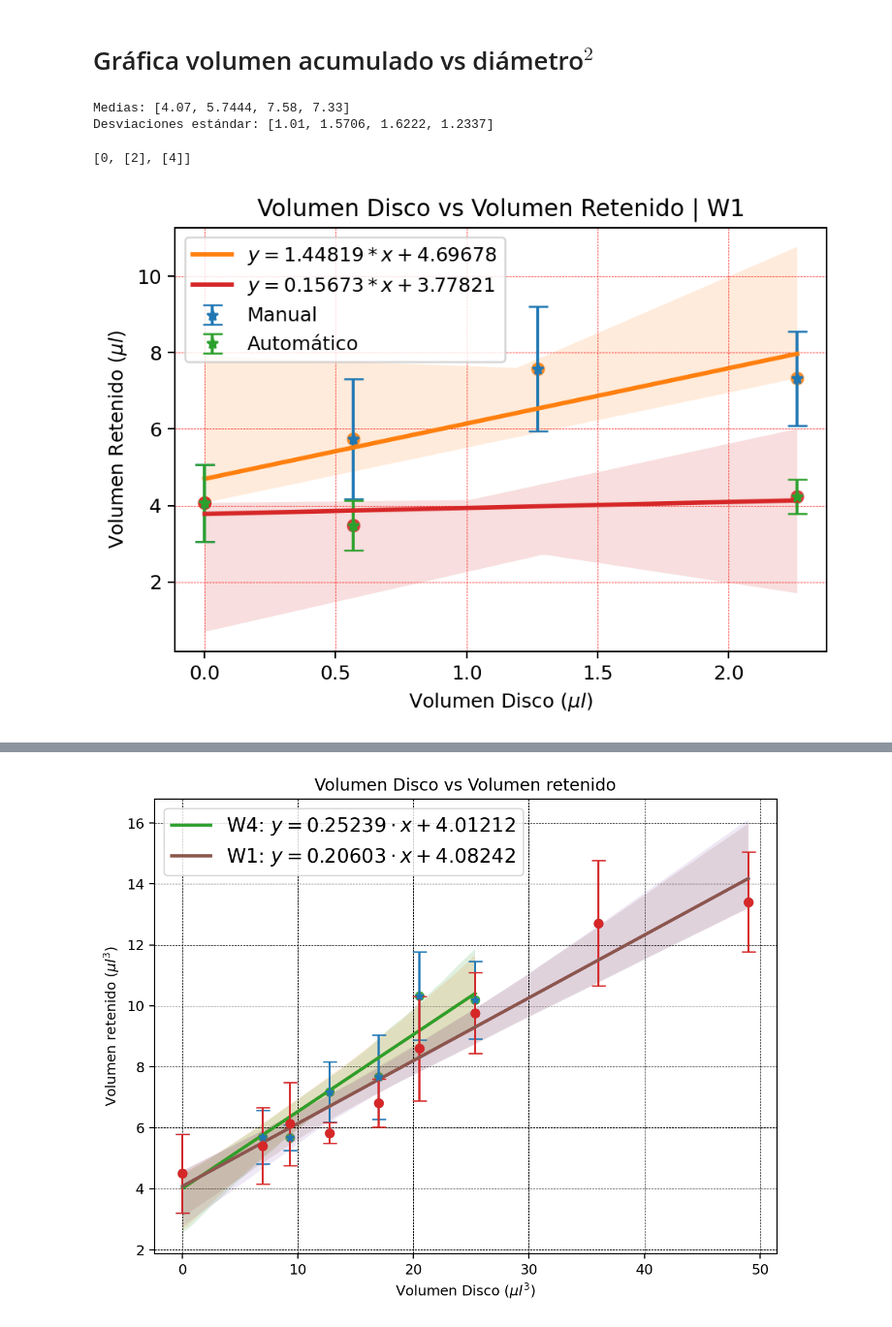
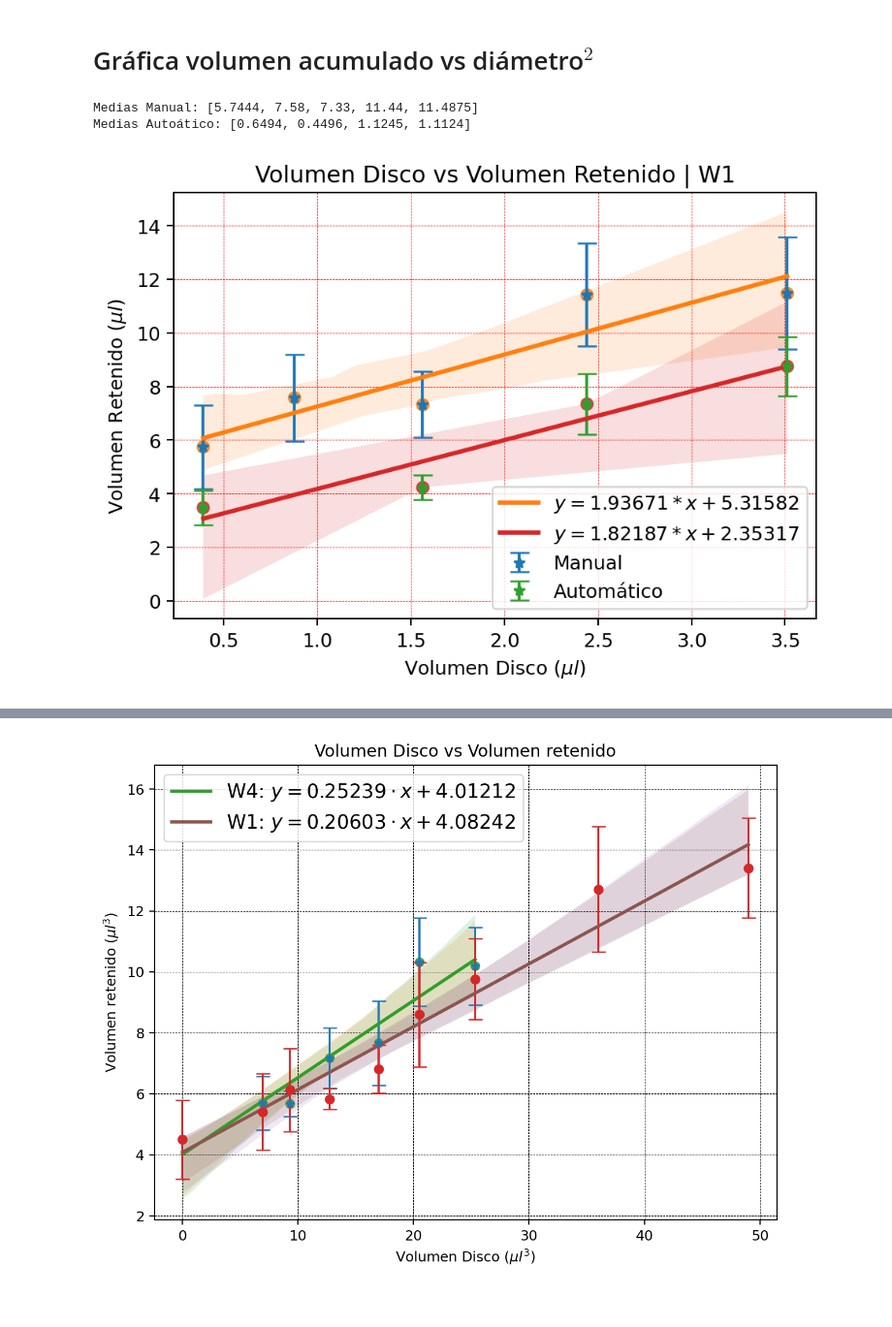
Before and after one commit to And2300/Trash, a Jupyter notebook: Experimento4_papel.ipynb, the cells around one changed output, grey strips where cells are left out. Shown at 97% size. Drawn from its saved outputs; the diff is of its cells as text; code cells hidden in the pictures.

```diff
--- a/Experimento4_papel.ipynb
+++ b/Experimento4_papel.ipynb
@@ -105,0 +108,6 @@ listasd2 = [2.6767,2.6769,2.6785,2.6740,2.6764,2.6783,2.6763,2.6767,2.6764,2.677
+# %%
+listad6SM = [2.7834,2.7956,2.7861,2.7860,2.7886,2.7917,2.7873,2.7881]
+listad6MM = [2.7956,2.8030,2.7997,2.7987,2.8028,2.8013,2.7989,2.7987]
+
+listad6SA = [2.7897,2.7881,2.7894,2.7857,2.7859,2.7905,2.7895,2.7885]
+listad6MA = [2.7980,2.7962,2.7964,2.7938,2.7961,2.7990,2.8001,2.7977]
@@ -106,3 +116,9 @@ listasd2 = [2.6767,2.6769,2.6785,2.6740,2.6764,2.6783,2.6763,2.6767,2.6764,2.677
+# %%
+listad5SM = [2.7811,2.7812,2.7830,2.7824,2.7811,2.7791,2.7859,2.7829,2.7858,2.7792]
+listad5MM = [2.7921,2.7938,2.7918,2.7956,2.7928,2.7916,2.7963,2.7965,2.7933,2.7923]
+
+listad5SA = [2.7790,2.7875,2.7802,2.7916,2.7887,2.7887,2.7851,2.7839,2.7830,2.7859]
+listad5MA = [2.7837,2.7950,2.7880,2.7992,2.7964,2.7957,2.7944,2.7920,2.7895,2.7932]
 # %% [markdown]
 ## Con Disco 4mm
 # %%
@@ -134,10 +150,12 @@ listad2MA = [2.7907,2.7944,2.7873,2.7865,2.7947,2.7946,2.7903,2.7934,2.7920]
 discoD1 = [2]#[2.584,2.715,2.588,2.700,2.682,2.590,2.601]
 discoD2 = [3]#[3.099,2.981,3.115,2.946,3.040,3.115]
 discoD3 = [4]#[3.673,3.487,3.612,3.516,3.591,3.521]
+discoD4 = [5]
+discoD5 = [6]
 
-discos = [0,discoD1,discoD2,discoD3]#,discoD4,discoD5,discoD6,discoD7,discoD8]
+discos = [discoD1,discoD2,discoD3,discoD4,discoD5]#,discoD6,discoD7,discoD8]
           #discoD7,discoD8]
-discosA = [0,2,4]#,discoD4,discoD5,discoD6,discoD7,discoD8]
+discosA = [2,4,5,6]#,discoD4,discoD5,discoD6,discoD7,discoD8]
           #discoD7,discoD8]
 # %%
 mediasDisco = []
@@ -168,55 +186,55 @@ def lmil(listaxx):
   return lista1000
 # %%
 listasM = [
-    (lmil(listasd2), lmil(listasd1)),
+    #(lmil(listasd2), lmil(listasd1)),
     (lmil(listad2MM), lmil(listad2SM)),
     (lmil(listad3MM), lmil(listad3SM)),
-    (lmil(listad4MM), lmil(listad4SM))
+    (lmil(listad4MM), lmil(listad4SM)),
+    (lmil(listad5MM), lmil(listad5SM)),
+    (lmil(listad6MM), lmil(listad6SM)),
 ]
 
 listasA = [
-    (lmil(listasd2), lmil(listasd1)),
+    #(lmil(listasd2), lmil(listasd1)),
     (lmil(listad2MA), lmil(listad2SA)),
     #(lmil(listad3MA), lmil(listad3SA)),
-    (lmil(listad4MA), lmil(listad4SA))
+    (lmil(listad4MA), lmil(listad4SA)),
+    (lmil(listad5MA), lmil(listad5SA)),
+    (lmil(listad6MA), lmil(listad6SA))
 ] #en mililitros
 # %%
 mediasvolM, desviacionesvolM = med_std_lis(listasM)
 mediasvolA, desviacionesvolA = med_std_lis(listasA)
-print("Medias:", mediasvolM)
-print("Desviaciones estándar:", desviacionesvolM)
+print("Medias Manual:", mediasvolM)
+print("Medias Autoático:", desviacionesvolA)
 # %% [output]
-Medias: [4.07, 5.7444, 7.58, 7.33]
-Desviaciones estándar: [1.01, 1.5706, 1.6222, 1.2337]
+Medias Manual: [5.7444, 7.58, 7.33, 11.44, 11.4875]
+Medias Autoático: [0.6494, 0.4496, 1.1245, 1.1124]
-# %%
-discosA
-# %% [output]
-[0, [2], [4]]
 # %%
 fig, ax = plt.subplots(figsize=(6,4), dpi=180)
 
 #manual
-mediasDiscoCuad = [np.pi*((x/2)**2)*0.18 for x in mediasDisco]
+mediasDiscoCuad = [np.pi*((x/2)**2)*0.18*0.69 for x in mediasDisco]
 ax.errorbar(mediasDiscoCuad, mediasvolM, yerr=desviacionesvolM, fmt='*', capsize=5, label='Manual')
 slope, intercept, r_value, pv, se = stats.linregress(mediasDiscoCuad, mediasvolM)
 sns.regplot(x=mediasDiscoCuad, y=mediasvolM, line_kws={'label':'$y=%3.7s*x+%3.7s$'%(slope, intercept)})
 
 #automático
-mediasDiscoCuadA = [np.pi*((x/2)**2)*0.18 for x in discosA]
+mediasDiscoCuadA = [np.pi*((x/2)**2)*0.18*0.69 for x in discosA]
 ax.errorbar(mediasDiscoCuadA, mediasvolA, yerr=desviacionesvolA, fmt='*', capsize=5, label='Automático')
 slope, intercept, r_value, pv, se = stats.linregress(mediasDiscoCuadA, mediasvolA)
 sns.regplot(x=mediasDiscoCuadA, y=mediasvolA, line_kws={'label':'$y=%3.7s*x+%3.7s$'%(slope, intercept)})
 
 #ax.set_ylim(0, 2)
 ax.set_xlabel('Volumen Disco ($\mu l$)')
 ax.set_ylabel('Volumen Retenido ($\mu l$)')
 ax.set_title('Volumen Disco vs Volumen Retenido | W1')
 ax.grid(color='r', linestyle='--', linewidth=0.3)
 
 plt.legend()
 plt.show()
 # %% [output]
-[figure, old version]
+[figure, new version]
 # %%
 fig, ax = plt.subplots(figsize=(6,4), dpi=180)
 
```
Also changed, not shown: parts of 4 cells of this notebook.
